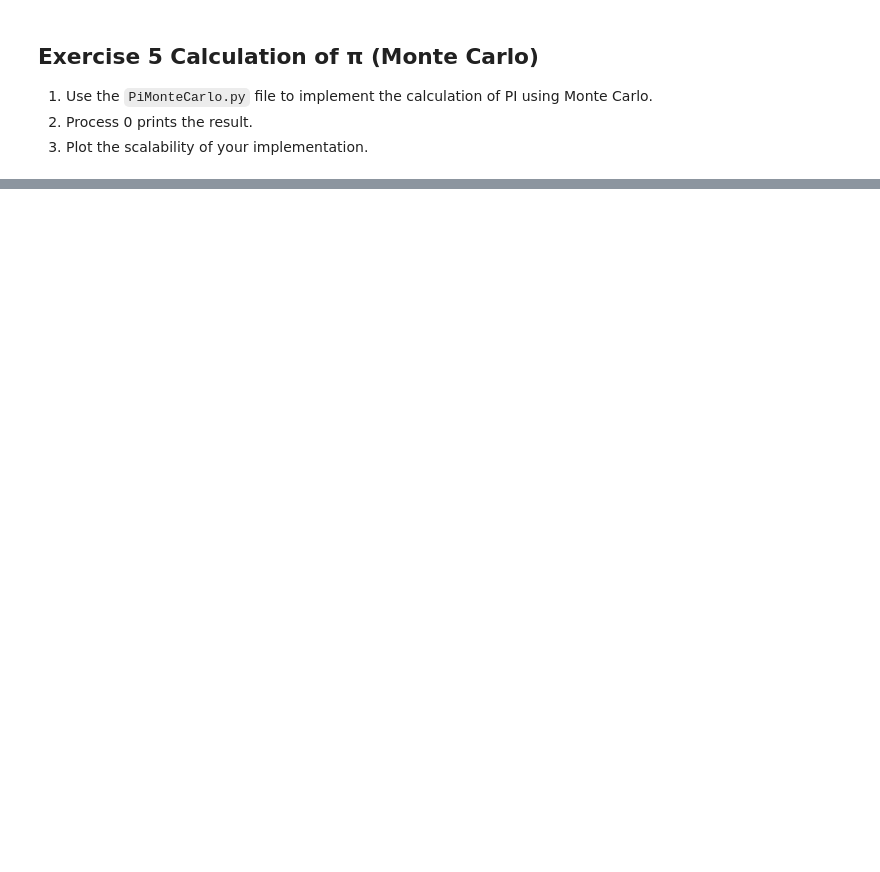
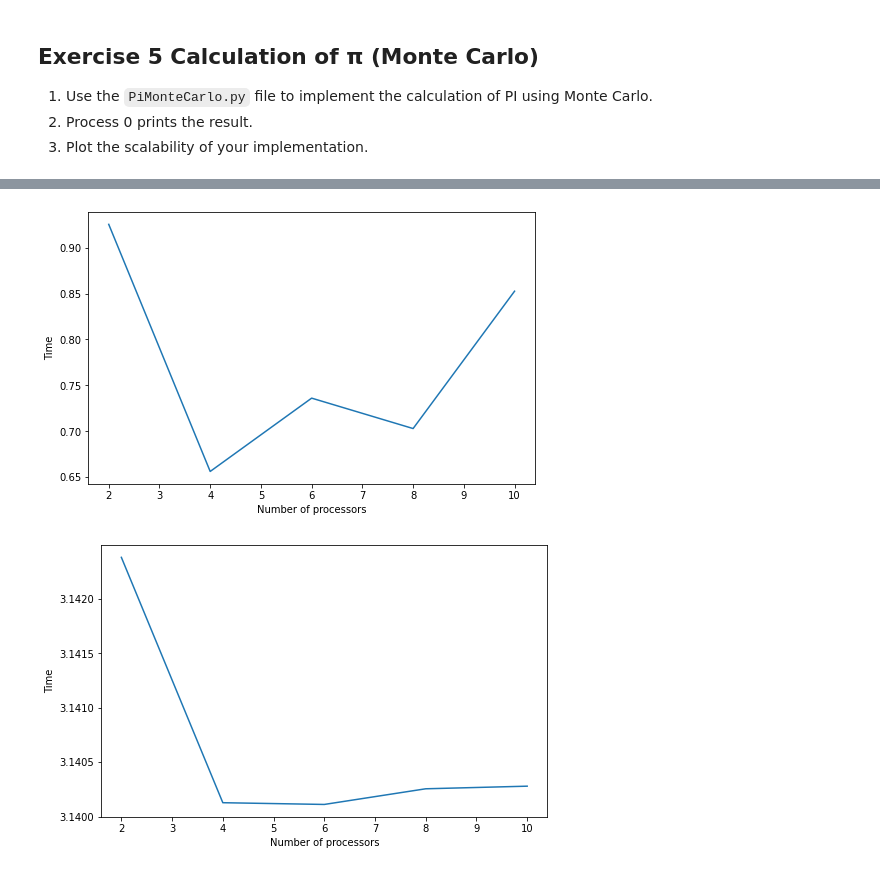
Before and after one commit to pierjosvins/Al-Khwarizmi-HPC-Programming, a Jupyter notebook: day04/assignments/mpi_assign.ipynb, the cells around one changed output, grey strips where cells are left out. Cells and saved outputs as stored; diff of their text form; code cells hidden in the pictures; blank space fills up the shorter version.

```diff
--- a/day04/assignments/mpi_assign.ipynb
+++ b/day04/assignments/mpi_assign.ipynb
@@ -84,0 +346,22 @@ Writing MatrixVectorMult_V0.py
+# %%
+import matplotlib.pyplot as plt
+
+nb_proc = [2, 4, 6, 8, 10]
+times = [0.9252625959998113, 0.6563518330003717, 0.73613126500004, 0.703037511999355, 0.8525159130003885]
+estimated_values = [3.142384, 3.140128, 3.140112, 3.140256, 3.14028]
+
+
+plt.figure(figsize=(8, 5))
+plt.plot(nb_proc, times)
+plt.xlabel("Number of processors")
+plt.ylabel("Time")
+plt.show()
+
+plt.figure(figsize=(8, 5))
+plt.plot(nb_proc, estimated_values)
+plt.xlabel("Number of processors")
+plt.ylabel("Time")
+plt.show()
+# %% [output]
+[figure, added]
+[figure, added]
```
Also changed, not shown: parts of 18 cells of this notebook, 5 other files.
